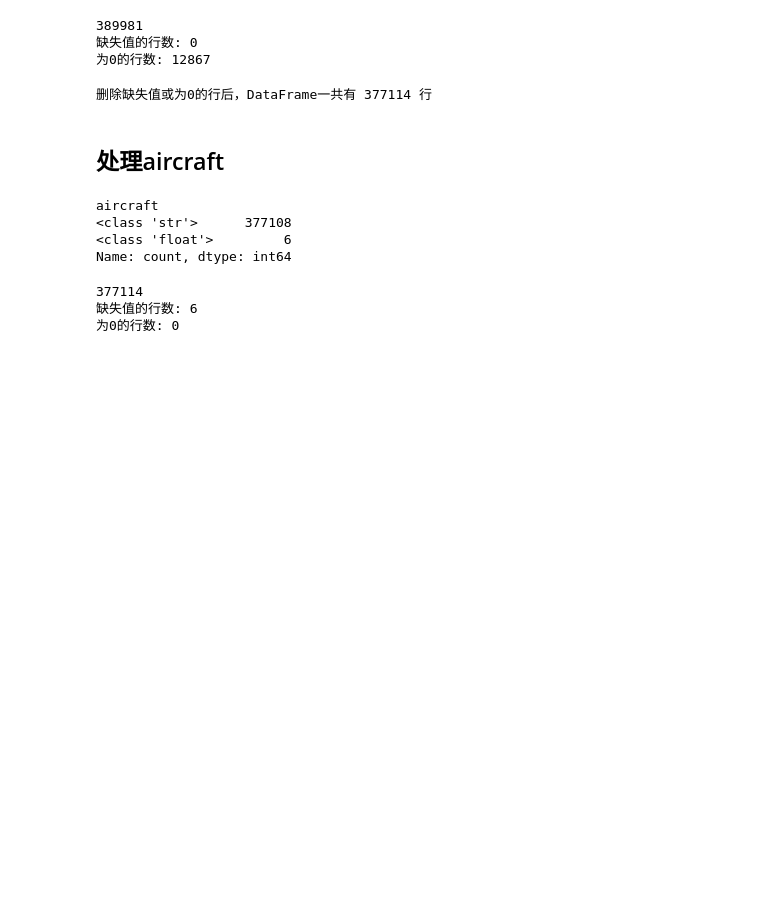
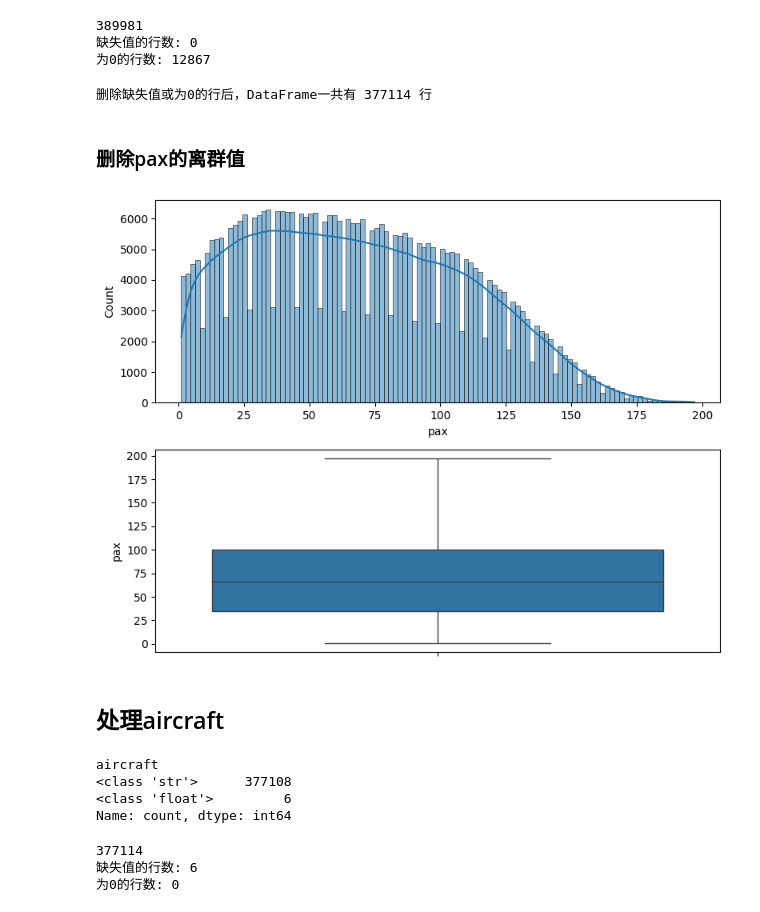
Before and after one commit to Yu-Code666/hh, a Jupyter notebook: 课题1/课题1-数据预处理.ipynb, the cells around one changed output. Saved outputs shown, nothing was run; the diff lists cells and outputs as text; code cells hidden in the pictures; blank space fills up the shorter version.

```diff
--- a/课题1/课题1-数据预处理.ipynb
+++ b/课题1/课题1-数据预处理.ipynb
@@ -377,6 +379,42 @@ num_rows_after_cleanup = df.shape[0]
 print(f"删除缺失值或为0的行后，DataFrame一共有 {num_rows_after_cleanup} 行")
 # %% [output]
 删除缺失值或为0的行后，DataFrame一共有 377114 行
+# %% [markdown]
+### 删除pax的离群值
+# %%
+import matplotlib.pyplot as plt
+import seaborn as sns
+import pandas as pd
+
+def remove_outliers(data, col):
+    """删除指定列中的异常值"""
+    Q1 = data[col].quantile(0.25)  # 第1四分位数
+    Q3 = data[col].quantile(0.75)  # 第3四分位数
+    IQR = Q3 - Q1  # 四分位距
+    lower_bound = Q1 - 1.5 * IQR  # 下限
+    upper_bound = Q3 + 1.5 * IQR  # 上限
+
+    # 筛选出范围内的数据
+    filtered_data = data[(data[col] >= lower_bound) & (data[col] <= upper_bound)]
+    return filtered_data
+
+def plot(data, col):
+    """绘制指定列的分布图和箱型图"""
+    fig, (ax1, ax2) = plt.subplots(2, 1, figsize=(8, 6))
+    sns.histplot(data[col], kde=True, ax=ax1)  # 替换 distplot 为 histplot
+    sns.boxplot(data[col], ax=ax2)
+    plt.tight_layout()
+    plt.show()
+
+# 示例数据框
+# 假设 df 是你的数据框
+# 删除 pax 列中的异常值
+filtered_df = remove_outliers(df, 'pax')
+
+# 绘制过滤后的数据分布图和箱型图
+plot(filtered_df, 'pax')
+# %% [output]
+[figure, added]
 # %% [markdown]
 ## 处理aircraft
 # %%
```
Also changed, not shown: parts of 1 cell of this notebook, 12 other files.
